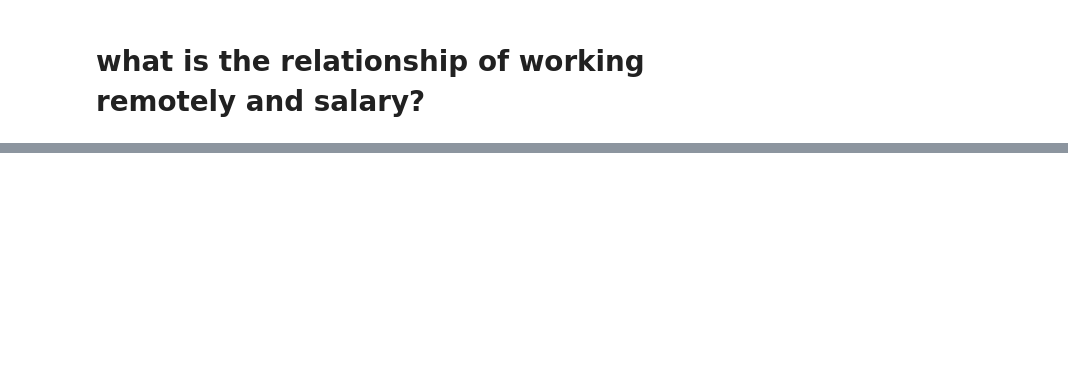
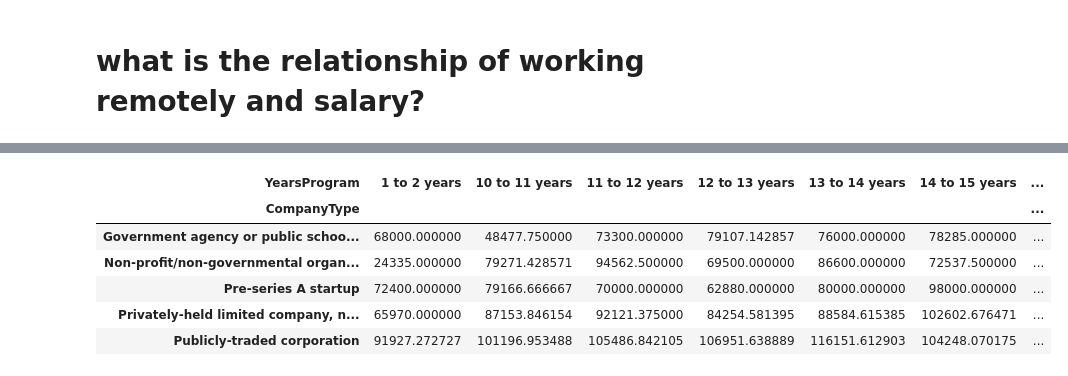
Before and after one commit to ozkary/jupyter, a Jupyter notebook: usaDevAnalysis.ipynb, the cells around one changed output, grey strips where cells are left out. Cells and saved outputs as stored; diff of their text form; code cells hidden in the pictures; blank space fills up the shorter version.

```diff
--- a/usaDevAnalysis.ipynb
+++ b/usaDevAnalysis.ipynb
@@ -60,0 +99,14 @@ plt.show()
+# %%
+# get the exoerience information
+# group by company and experience then get the avg salary
+# unstack the results to move the experience as columns to create the series
+experience = dfValidCompanies.groupby(["CompanyType","YearsProgram"])['Salary'].mean().rename("Salary").sort_values(ascending=False).sort_index().unstack()
+experience.head()
+# %% [output]
+| YearsProgram | 1 to 2 years | 10 to 11 years | 11 to 12 years | 12 to 13 years | 13 to 14 years | 14 to 15 years | ... |
+| CompanyType |  |  |  |  |  |  | ... |
+| Government agency or public schoo... | 68000.000000 | 48477.750000 | 73300.000000 | 79107.142857 | 76000.000000 | 78285.000000 | ... |
+| Non-profit/non-governmental organ... | 24335.000000 | 79271.428571 | 94562.500000 | 69500.000000 | 86600.000000 | 72537.500000 | ... |
+| Pre-series A startup | 72400.000000 | 79166.666667 | 70000.000000 | 62880.000000 | 80000.000000 | 98000.000000 | ... |
+| Privately-held limited company, n... | 65970.000000 | 87153.846154 | 92121.375000 | 84254.581395 | 88584.615385 | 102602.676471 | ... |
+| Publicly-traded corporation | 91927.272727 | 101196.953488 | 105486.842105 | 106951.638889 | 116151.612903 | 104248.070175 | ... |
```
Also changed, not shown: parts of 8 cells of this notebook, 3 other files.
